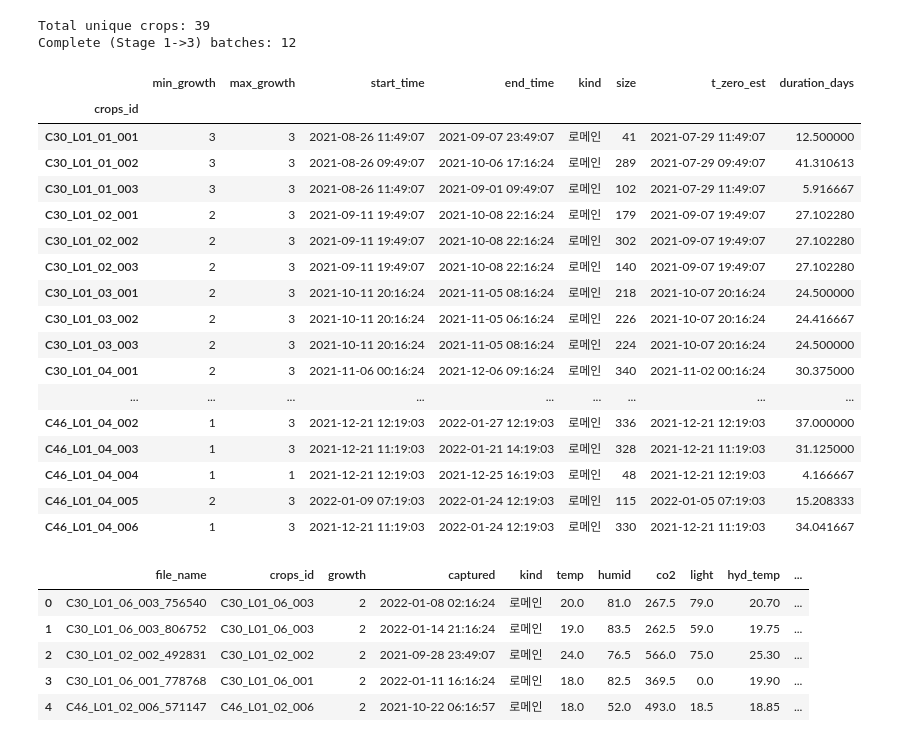
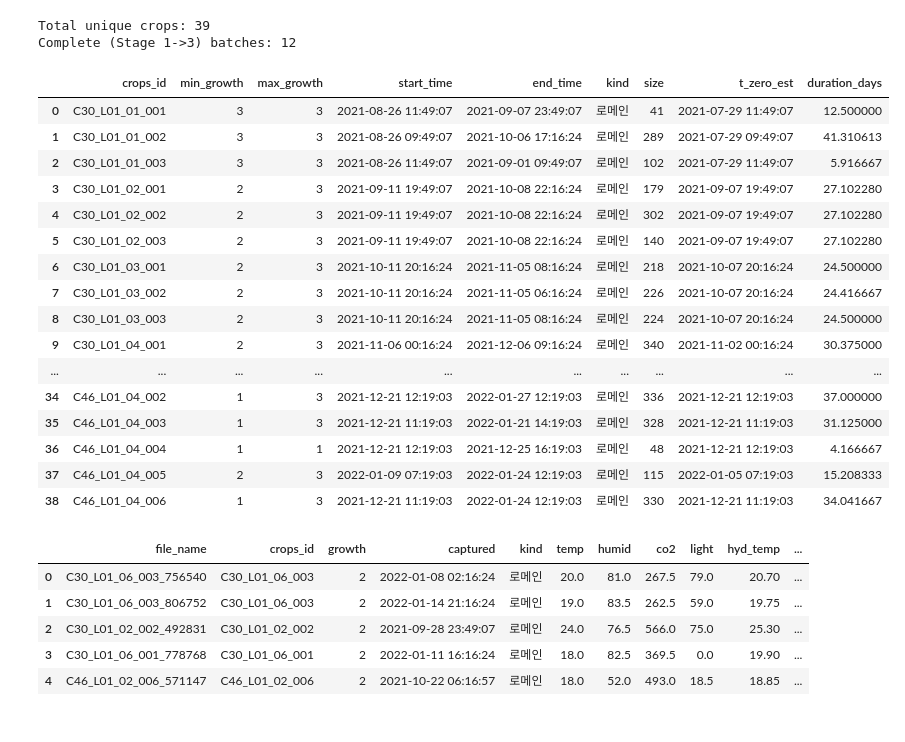
Before and after one commit to gimme-water/gimme-water-ML, a Jupyter notebook: notebooks/00_preprocess.ipynb, the cells around one changed output. Saved outputs shown, nothing was run; the diff lists cells and outputs as text; code cells hidden in the pictures.

```diff
--- a/notebooks/00_preprocess.ipynb
+++ b/notebooks/00_preprocess.ipynb
@@ -213,26 +213,25 @@ print(f"Complete (Stage 1->3) batches: {len(complete_batches)}")
 Total unique crops: 39
 Complete (Stage 1->3) batches: 12
 # %%
-audit_df
+audit_df.reset_index()
 # %% [output]
-|  | min_growth | max_growth | start_time | end_time | kind | size | t_zero_est | duration_days |
-| crops_id |  |  |  |  |  |  |  |  |
-| C30_L01_01_001 | 3 | 3 | 2021-08-26 11:49:07 | 2021-09-07 23:49:07 | 로메인 | 41 | 2021-07-29 11:49:07 | 12.500000 |
-| C30_L01_01_002 | 3 | 3 | 2021-08-26 09:49:07 | 2021-10-06 17:16:24 | 로메인 | 289 | 2021-07-29 09:49:07 | 41.310613 |
-| C30_L01_01_003 | 3 | 3 | 2021-08-26 11:49:07 | 2021-09-01 09:49:07 | 로메인 | 102 | 2021-07-29 11:49:07 | 5.916667 |
-| C30_L01_02_001 | 2 | 3 | 2021-09-11 19:49:07 | 2021-10-08 22:16:24 | 로메인 | 179 | 2021-09-07 19:49:07 | 27.102280 |
-| C30_L01_02_002 | 2 | 3 | 2021-09-11 19:49:07 | 2021-10-08 22:16:24 | 로메인 | 302 | 2021-09-07 19:49:07 | 27.102280 |
-| C30_L01_02_003 | 2 | 3 | 2021-09-11 19:49:07 | 2021-10-08 22:16:24 | 로메인 | 140 | 2021-09-07 19:49:07 | 27.102280 |
-| C30_L01_03_001 | 2 | 3 | 2021-10-11 20:16:24 | 2021-11-05 08:16:24 | 로메인 | 218 | 2021-10-07 20:16:24 | 24.500000 |
-| C30_L01_03_002 | 2 | 3 | 2021-10-11 20:16:24 | 2021-11-05 06:16:24 | 로메인 | 226 | 2021-10-07 20:16:24 | 24.416667 |
-| C30_L01_03_003 | 2 | 3 | 2021-10-11 20:16:24 | 2021-11-05 08:16:24 | 로메인 | 224 | 2021-10-07 20:16:24 | 24.500000 |
-| C30_L01_04_001 | 2 | 3 | 2021-11-06 00:16:24 | 2021-12-06 09:16:24 | 로메인 | 340 | 2021-11-02 00:16:24 | 30.375000 |
-| ... | ... | ... | ... | ... | ... | ... | ... | ... |
-| C46_L01_04_002 | 1 | 3 | 2021-12-21 12:19:03 | 2022-01-27 12:19:03 | 로메인 | 336 | 2021-12-21 12:19:03 | 37.000000 |
-| C46_L01_04_003 | 1 | 3 | 2021-12-21 11:19:03 | 2022-01-21 14:19:03 | 로메인 | 328 | 2021-12-21 11:19:03 | 31.125000 |
-| C46_L01_04_004 | 1 | 1 | 2021-12-21 12:19:03 | 2021-12-25 16:19:03 | 로메인 | 48 | 2021-12-21 12:19:03 | 4.166667 |
-| C46_L01_04_005 | 2 | 3 | 2022-01-09 07:19:03 | 2022-01-24 12:19:03 | 로메인 | 115 | 2022-01-05 07:19:03 | 15.208333 |
-| C46_L01_04_006 | 1 | 3 | 2021-12-21 11:19:03 | 2022-01-24 12:19:03 | 로메인 | 330 | 2021-12-21 11:19:03 | 34.041667 |
+|  | crops_id | min_growth | max_growth | start_time | end_time | kind | size | t_zero_est | duration_days |
+| 0 | C30_L01_01_001 | 3 | 3 | 2021-08-26 11:49:07 | 2021-09-07 23:49:07 | 로메인 | 41 | 2021-07-29 11:49:07 | 12.500000 |
+| 1 | C30_L01_01_002 | 3 | 3 | 2021-08-26 09:49:07 | 2021-10-06 17:16:24 | 로메인 | 289 | 2021-07-29 09:49:07 | 41.310613 |
+| 2 | C30_L01_01_003 | 3 | 3 | 2021-08-26 11:49:07 | 2021-09-01 09:49:07 | 로메인 | 102 | 2021-07-29 11:49:07 | 5.916667 |
+| 3 | C30_L01_02_001 | 2 | 3 | 2021-09-11 19:49:07 | 2021-10-08 22:16:24 | 로메인 | 179 | 2021-09-07 19:49:07 | 27.102280 |
+| 4 | C30_L01_02_002 | 2 | 3 | 2021-09-11 19:49:07 | 2021-10-08 22:16:24 | 로메인 | 302 | 2021-09-07 19:49:07 | 27.102280 |
+| 5 | C30_L01_02_003 | 2 | 3 | 2021-09-11 19:49:07 | 2021-10-08 22:16:24 | 로메인 | 140 | 2021-09-07 19:49:07 | 27.102280 |
+| 6 | C30_L01_03_001 | 2 | 3 | 2021-10-11 20:16:24 | 2021-11-05 08:16:24 | 로메인 | 218 | 2021-10-07 20:16:24 | 24.500000 |
+| 7 | C30_L01_03_002 | 2 | 3 | 2021-10-11 20:16:24 | 2021-11-05 06:16:24 | 로메인 | 226 | 2021-10-07 20:16:24 | 24.416667 |
+| 8 | C30_L01_03_003 | 2 | 3 | 2021-10-11 20:16:24 | 2021-11-05 08:16:24 | 로메인 | 224 | 2021-10-07 20:16:24 | 24.500000 |
+| 9 | C30_L01_04_001 | 2 | 3 | 2021-11-06 00:16:24 | 2021-12-06 09:16:24 | 로메인 | 340 | 2021-11-02 00:16:24 | 30.375000 |
+| ... | ... | ... | ... | ... | ... | ... | ... | ... | ... |
+| 34 | C46_L01_04_002 | 1 | 3 | 2021-12-21 12:19:03 | 2022-01-27 12:19:03 | 로메인 | 336 | 2021-12-21 12:19:03 | 37.000000 |
+| 35 | C46_L01_04_003 | 1 | 3 | 2021-12-21 11:19:03 | 2022-01-21 14:19:03 | 로메인 | 328 | 2021-12-21 11:19:03 | 31.125000 |
+| 36 | C46_L01_04_004 | 1 | 1 | 2021-12-21 12:19:03 | 2021-12-25 16:19:03 | 로메인 | 48 | 2021-12-21 12:19:03 | 4.166667 |
+| 37 | C46_L01_04_005 | 2 | 3 | 2022-01-09 07:19:03 | 2022-01-24 12:19:03 | 로메인 | 115 | 2022-01-05 07:19:03 | 15.208333 |
+| 38 | C46_L01_04_006 | 1 | 3 | 2021-12-21 11:19:03 | 2022-01-24 12:19:03 | 로메인 | 330 | 2021-12-21 11:19:03 | 34.041667 |
 # %%
 for row in parsed_records:
     t_zero = audit_df.loc[row['crops_id'], 't_zero_est']
```
Also changed, not shown: 1 other file.
